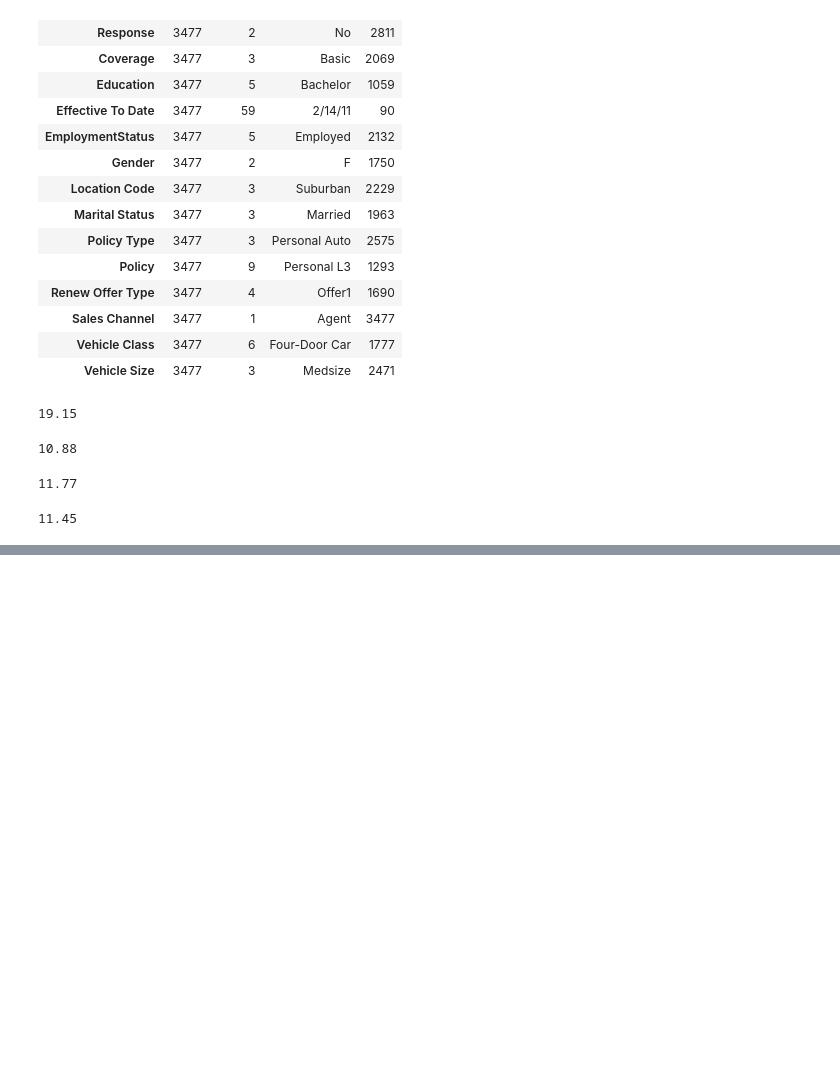
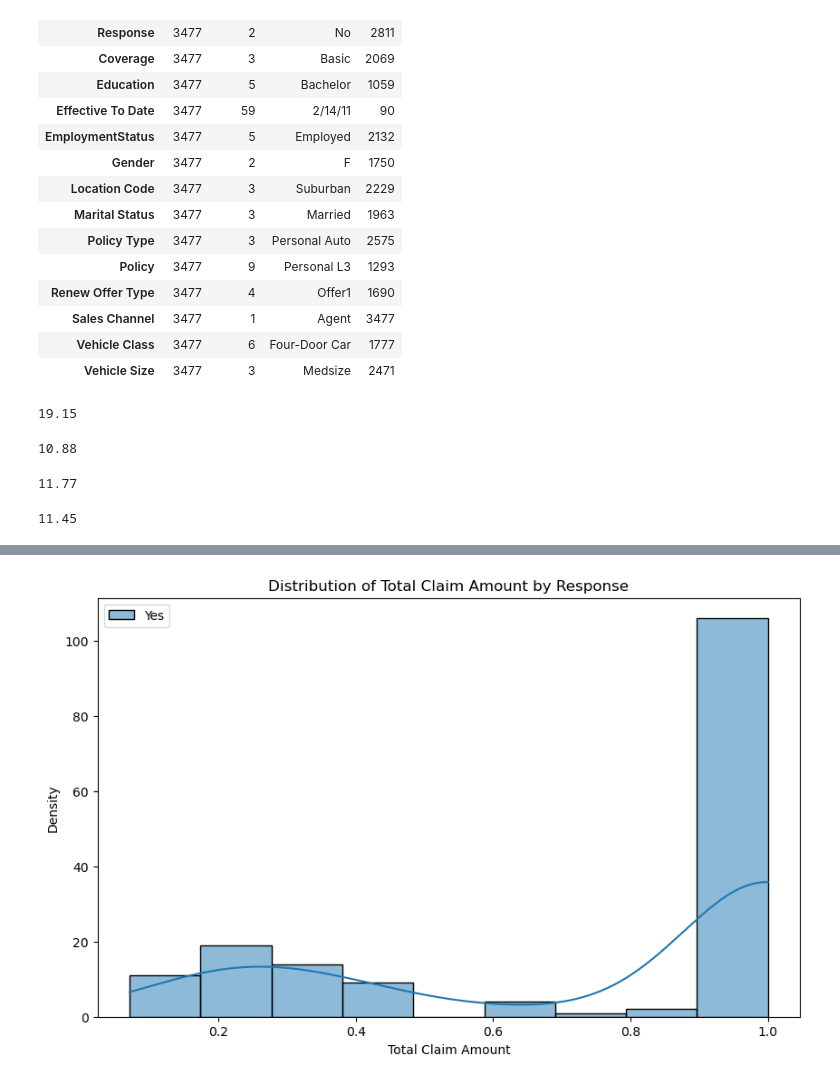
Before and after one commit to Amrmostafa-1/lab-customer-analysis-round-3, a Jupyter notebook: files_for_lab/csv_files/Customer Analysis Round 3.ipynb, the cells around one changed output, grey strips where cells are left out. Cells and saved outputs as stored; diff of their text form; code cells hidden in the pictures; blank space fills up the shorter version.

```diff
--- a/files_for_lab/csv_files/Customer Analysis Round 3.ipynb
+++ b/files_for_lab/csv_files/Customer Analysis Round 3.ipynb
@@ -136,0 +140,15 @@ display(round(yes_percentage_branch, 2))
+# %%
+
+response_rates_TCA = data[data['Response'] == 'Yes']['Total Claim Amount'].value_counts() / data['Total Claim Amount'].value_counts()
+
+
+plt.figure(figsize=(10, 6))
+sns.histplot(response_rates_TCA, kde=True, label='Yes')
+plt.title('Distribution of Total Claim Amount by Response')
+plt.xlabel('Total Claim Amount')
+plt.ylabel('Density')
+plt.legend()
+
+plt.show()
+# %% [output]
+[figure, added]
```
Also changed, not shown: parts of 7 cells of this notebook.
